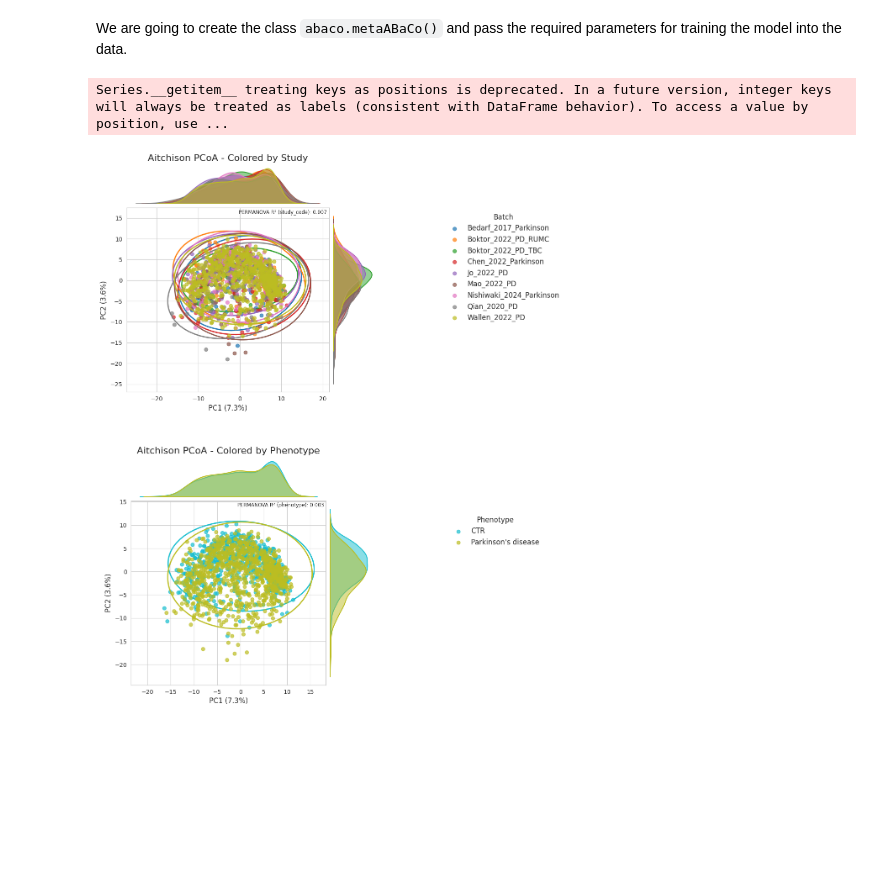
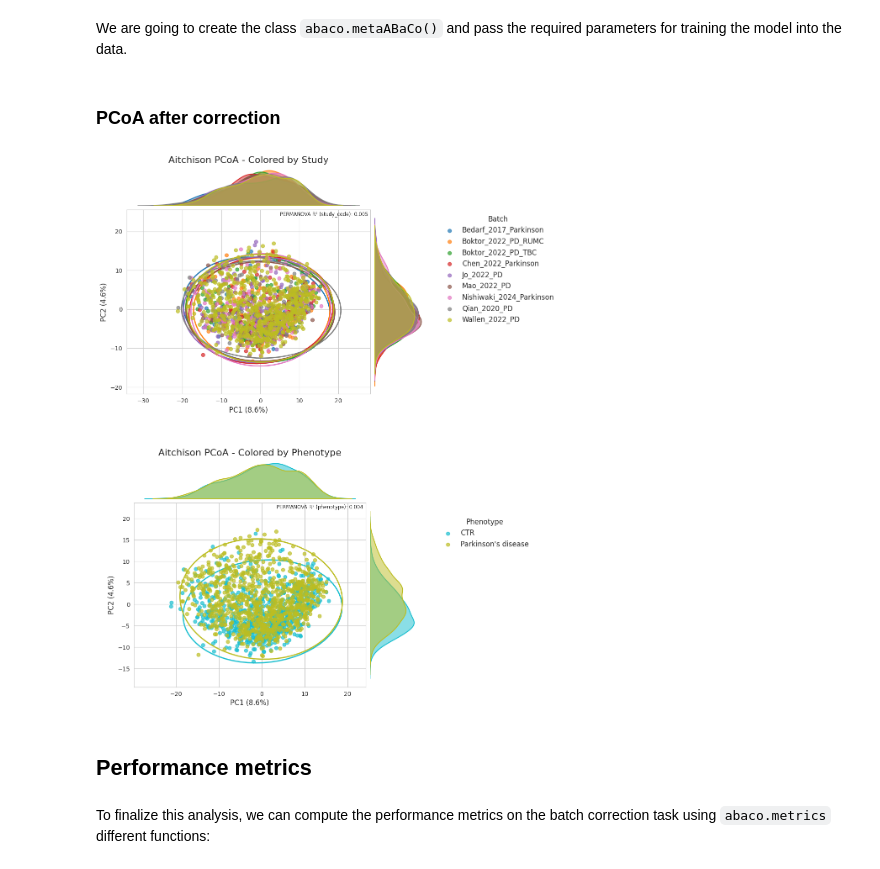
Before and after one commit to Multiomics-Analytics-Group/abaco, a Jupyter notebook: docs/tutorial/demo-parkinson.ipynb, the cells around one changed output. Drawn from its saved outputs; the diff is of its cells as text; code cells hidden in the pictures; blank space fills up the shorter version.

Commit message:
Performance metrics added

```diff
--- a/docs/tutorial/demo-parkinson.ipynb
+++ b/docs/tutorial/demo-parkinson.ipynb
@@ -318,15 +317,18 @@ abaco_model = metaABaCo(
     n_features=df_parkinson.select_dtypes(include="number").shape[1],
     prior="VMM",
     device=device,
+    epochs=[1000, 2000, 1000] # [1000, 2000, 1000]
 )
 
 abaco_model.fit(seed=42,
-                w_cluster_penalty=0.1,
-                phase_1_vae_lr=1e-3,
-                phase_2_vae_lr=1e-3,
-                phase_3_vae_lr=1e-7,
-                adv_lr=1e-3,
-                disc_lr=1e-3)
+                w_cluster_penalty=0.1, # 0.1
+                phase_1_vae_lr=1e-3, # 1e-3
+                phase_2_vae_lr=1e-3, # 1e-3
+                phase_3_vae_lr=1e-7, #1e-7
+                adv_lr=1e-4, # 1e-4
+                disc_lr=1e-4) # 1e-4
+# %% [markdown]
+### PCoA after correction
 # %%
 # Reconstruct the dataset using the trained ABaCo model
 corrected_dataset = abaco_model.correct(seed=42)
@@ -371,38 +373,41 @@ fig.legend(
     title="Batch",
     loc = "upper right",
     frameon = False,
-    bbox_to_anchor = (0.8, 0.82),
+    bbox_to_anchor = (0.77, 0.82),
     fontsize=12,
     title_fontsize=12
 )
 
 plot_pcoa_2(
     data_pcoa,
     group_col=bio_col,
     df=corrected_data_clr,
     sample_label=id_col,
     ax=ax2,
     explained=data_exp,
     palette=bottom_palette,
     title="Aitchison PCoA - Colored by Phenotype",
     show_legend=False
 )
 
 handles, labels = ax2.get_legend_handles_labels()
 
 fig.legend(
     handles, labels,
     title="Phenotype",
     loc = "upper right",
     frameon = False,
-    bbox_to_anchor = (0.78, 0.37),
+    bbox_to_anchor = (0.745, 0.37),
     fontsize=12,
     title_fontsize=12
 )
 
 fig.subplots_adjust(right=0.85)
 
 plt.show()
 # %% [output]
-Series.__getitem__ treating keys as positions is deprecated. In a future version, integer keys will always be treated as labels (consistent with DataFrame behavior). To access a value by position, use ...
-[figure, old version]
+[figure, new version]
+# %% [markdown]
+## Performance metrics
+# %% [markdown]
+To finalize this analysis, we can compute the performance metrics on the batch correction task using `abaco.metrics` different functions:
```
Also changed, not shown: parts of 2 cells of this notebook.
